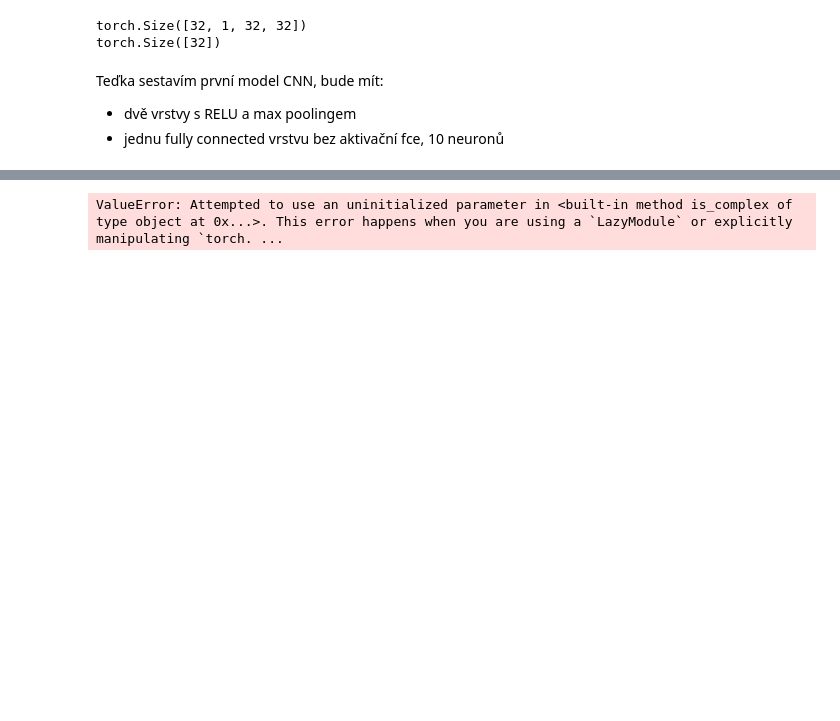
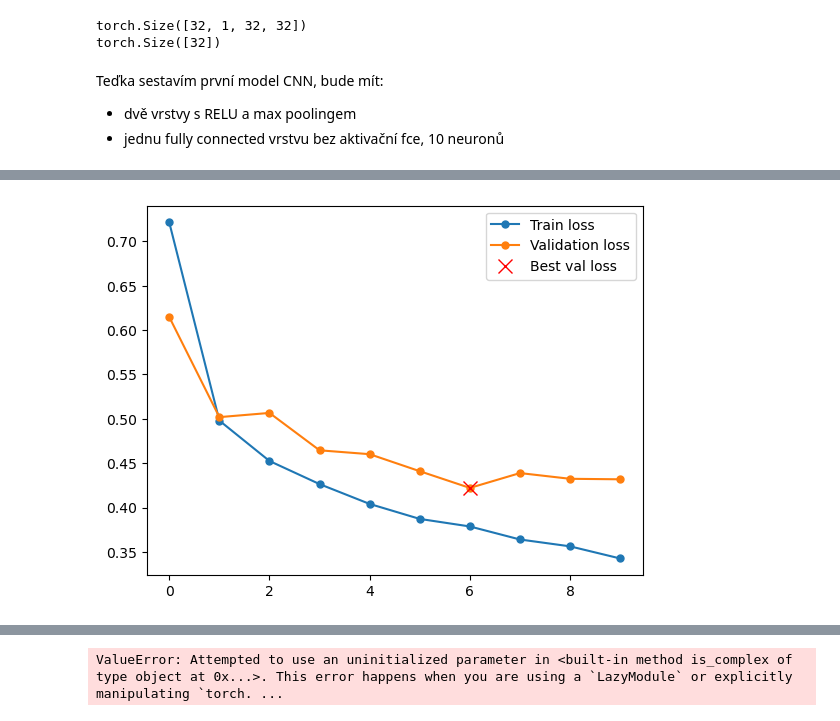
Before and after one commit to emafialova/ml_hw, a Jupyter notebook: ukol2.ipynb, the cells around one changed output, grey strips where cells are left out. Cells and saved outputs as stored; diff of their text form; code cells hidden in the pictures; blank space fills up the shorter version.

Commit message:
GPU graph outputs

```diff
--- a/ukol2.ipynb
+++ b/ukol2.ipynb
@@ -95,21 +95,93 @@ Teďka sestavím první model CNN, bude mít:
 - dvě vrstvy s RELU a max poolingem
 - jednu fully connected vrstvu bez aktivační fce, 10 neuronů
 # %%
+loss_fn = torch.nn.CrossEntropyLoss()
+
 class MyConvNet(nn.Module):
     def __init__(self):
         super().__init__()
-        self.conv1 = nn.Conv2d(in_channels=1,out_channels=32,kernel_size=5)
-        self.pool1 = nn.MaxPool2d(kernel_size=2,stride=1)
-        self.conv2 = nn.Conv2d(in_channels=32,out_channels=16,kernel_size=5)
-        self.pool2 = nn.MaxPool2d(kernel_size=2,stride=1)
-        self.fco = nn.LazyLinear(10)
+        self.conv1 = nn.Conv2d(in_channels=1,out_channels=32,kernel_size=7)
+        self.pool1 = nn.MaxPool2d(kernel_size=2,stride=2)
+        self.conv3 = nn.Conv2d(in_channels=32, out_channels=16,kernel_size=3)
+        self.pool3 = nn.MaxPool2d(kernel_size=2,stride=2)
+        self.fco = nn.LazyLinear(20)
+        self.fco2 = nn.LazyLinear(10)
     def forward(self,x):
         x = F.relu(self.conv1(x))
         x = self.pool1(x)
-        x = F.relu(self.conv2(x))
-        x = self.pool2(x)
-        x = x.flatten(start_dim =1)
+        x = F.relu(self.conv3(x))
+        x = self.pool3(x)
+        x = x.flatten(start_dim=1)
         x = self.fco(x)
+        x = self.fco2(x)
         return x
 # outputs = model(images)
 # print(images.shape, outputs.shape)
+
+device = torch.device("mps")
+model = MyConvNet().to(device)
+
+def train_epoch(model, loss_fn, optimizer, training_loader):
+    running_loss = 0.
+    correct = 0
+    for data in tqdm(training_loader, total = len(training_loader)):
+        input, label = data
+        input = input.to(device)
+        label = label.to(device)
+        optimizer.zero_grad()
+        output = model(input)
+        loss = loss_fn(output,label)
+        loss.backward()
+        optimizer.step()
+        last_mean_loss = loss.item()
+        running_loss += last_mean_loss * input.shape[0]
+    return running_loss/len(Xtrain_t)
+def train_more_epochs(num_epochs, training_loader, optimizer, model, loss_fn):
+    epochs = []
+    train_loss = []
+    validation_loss = []
+    for epoch in range(num_epochs):
+        print('EPOCH {}:'.format(epoch + 1))
+        model.train(True)
+        avg_loss = train_epoch(model, loss_fn, optimizer, training_loader)
+        model.train(False)
+
+        running_loss_val = 0.0
+        correct_val = 0
+        for i, data_val in enumerate(validation_loader):
+            inputs_val, labels_val = data_val
+            inputs_val = inputs_val.to(device)
+            labels_val = labels_val.to(device)
+            with torch.no_grad():
+                outputs_val = model(inputs_val)
+                loss_val = loss_fn(outputs_val, labels_val)
+            running_loss_val += loss_val * inputs_val.shape[0]
+            # count the correctly classified samoples
+            correct_val += (outputs_val.argmax(1) == labels_val).float().sum()
+        # Get average loss and accuraccy
+        avg_loss_val = running_loss_val / len(Xval_t)
+        acc_val = correct_val / len(Xval_t)
+
+        epochs.append(epoch)
+        validation_loss.append(avg_loss_val)
+        train_loss.append(avg_loss)
+
+        # Report progress
+        print(f"TRAIN loss: {avg_loss:.3f}, VALIDATION loss: {avg_loss_val:.3f}, accuraccy: {acc_val:.3f}")
+        #return epochs, validation_loss, train_loss
+    epochs = np.array(epochs)
+    for i, tensor in enumerate(validation_loss):
+        validation_loss[i] = tensor.cpu()
+    validation_loss = np.array(validation_loss)
+    plt.plot(epochs,train_loss, '.-', markersize = 10, label='Train loss')
+    plt.plot(epochs,validation_loss, '.-', markersize = 10, label='Validation loss')
+    plt.plot([epochs[np.argmin(validation_loss)]], [validation_loss[np.argmin(validation_loss)]],'x', color = 'red', markersize = 10, label='Best val loss')
+    plt.legend()
+    plt.show()
+
+optimizer1 = torch.optim.Adam(model.parameters())
+loss1 = train_more_epochs(10, training_loader, optimizer1, model, loss_fn)
+print(loss1)
+del model
+torch.mps.empty_cache()
+# %% [output]
@@ -115,0 +208 @@ class MyConvNet(nn.Module):
+[figure, added]
```
Also changed, not shown: parts of 6 cells of this notebook, 1 other file.
